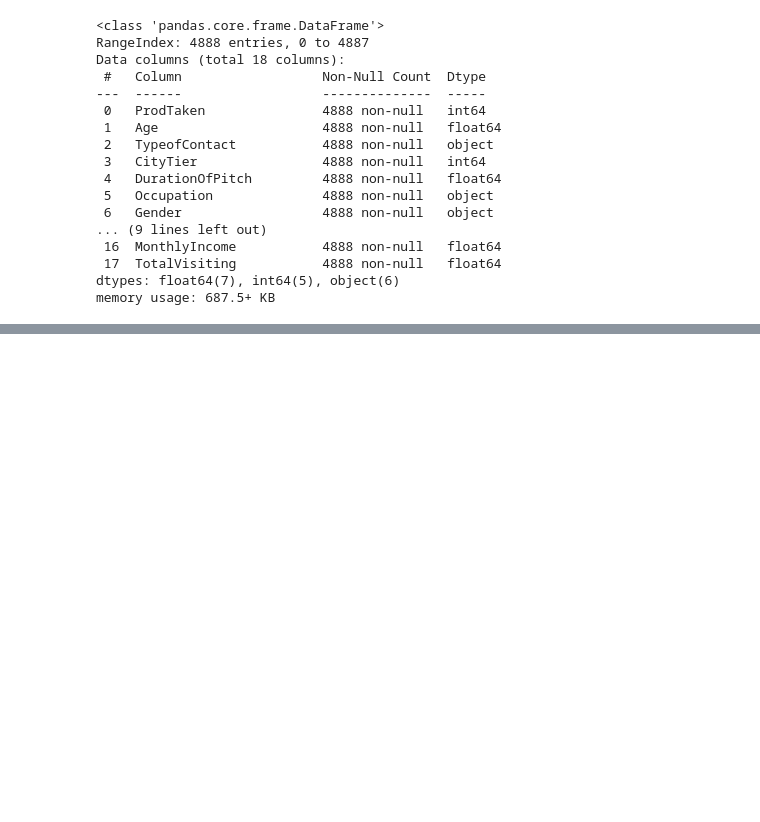
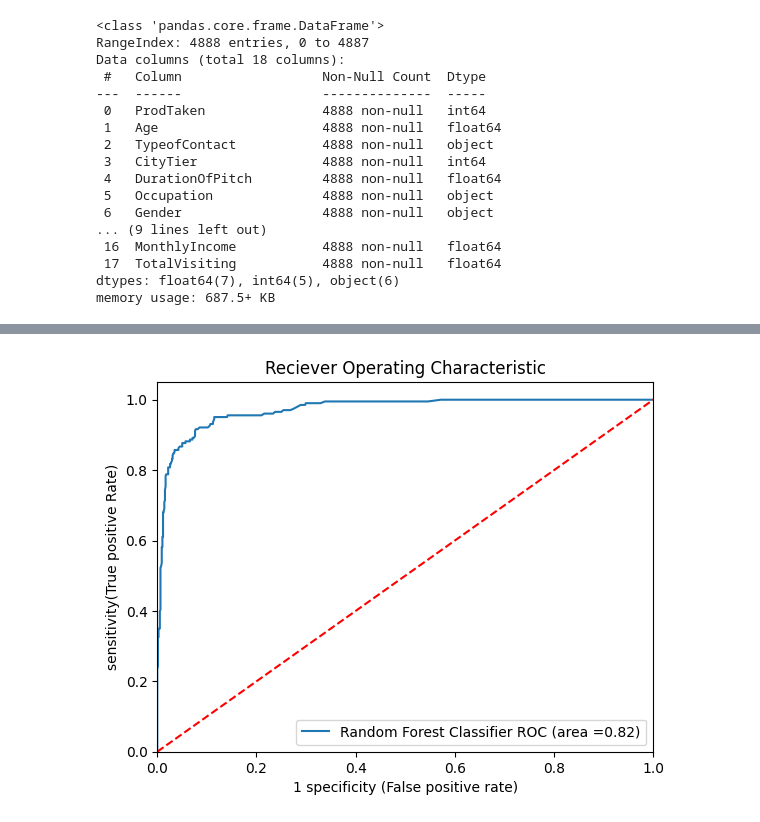
Before and after one commit to JITESH-KUMAR05/myGenAIPrac, a Jupyter notebook: MLBasics/Random Forest ML Algo/travingProblem.ipynb, the cells around one changed output, grey strips where cells are left out. Saved outputs shown, nothing was run; the diff lists cells and outputs as text; code cells hidden in the pictures; blank space fills up the shorter version.

```diff
--- a/MLBasics/Random Forest ML Algo/travingProblem.ipynb
+++ b/MLBasics/Random Forest ML Algo/travingProblem.ipynb
@@ -342,0 +361,4 @@ OhTransformer = OneHotEncoder(drop='first')
+# %%
+## applying transformation on training dataset
+X_train = preprocessor.fit_transform(X_train)
+X_test = preprocessor.transform(X_test)
@@ -342,0 +483,5 @@ OhTransformer = OneHotEncoder(drop='first')
+# %%
+## models list for hyperparameter tunning
+randomcv_models = [
+    ("RF",RandomForestClassifier(),rf_params),
+]
@@ -342,0 +497,11 @@ OhTransformer = OneHotEncoder(drop='first')
+# %%
+from sklearn.model_selection import RandomizedSearchCV
+model_param = {}
+for name,model,params in randomcv_models:
+    random = RandomizedSearchCV(estimator=model,param_distributions=params,n_iter=100,cv=3,verbose=2,n_jobs=-1)
+    random.fit(X_train,y_train)
+    model_param[name] = random.best_params_
+
+for model_name in model_param:
+    print(f"-------------Best params for {model_name}-----------------")
+    print(model_param[model_name])
@@ -342,0 +578,34 @@ OhTransformer = OneHotEncoder(drop='first')
+# %%
+## plot the roc auc curve
+from sklearn.metrics import roc_auc_score,roc_curve
+plt.figure()
+
+## Add the model to the list that you want to view on the roc plot
+auc_model = [
+    {
+        'label' : 'Random Forest Classifier',
+        'model' : RandomForestClassifier(n_estimators=500,min_samples_split=2,max_features=8,max_depth=None),
+        'auc' : 0.8218
+    },
+]
+
+## create loop through all the models
+for algo in auc_model:
+    model = algo['model']  ## selecting the model
+    model.fit(X_train,y_train) ## training the data
+    ## computing false positive rate and true positive rate
+    fpr,tpr,threshold = roc_curve(y_test,model.predict_proba(X_test)[:,1])
+    ## calculating the area under curve to display on the plot
+    plt.plot(fpr,tpr,label='%s ROC (area =%0.2f)'% (algo['label'],algo['auc']))
+    ## custom setting for the plot
+    plt.plot([0,1],[0,1],'r--')
+    plt.xlim([0.0,1.0])
+    plt.ylim([0.0,1.05])
+    plt.xlabel('1 specificity (False positive rate)')
+    plt.ylabel('sensitivity(True positive Rate)')
+    plt.title('Reciever Operating Characteristic')
+    plt.legend(loc="lower right")
+    plt.savefig("auc.png")
+    plt.show()
+# %% [output]
+[figure, added]
```
Also changed, not shown: parts of 12 cells of this notebook, 2 other files.
